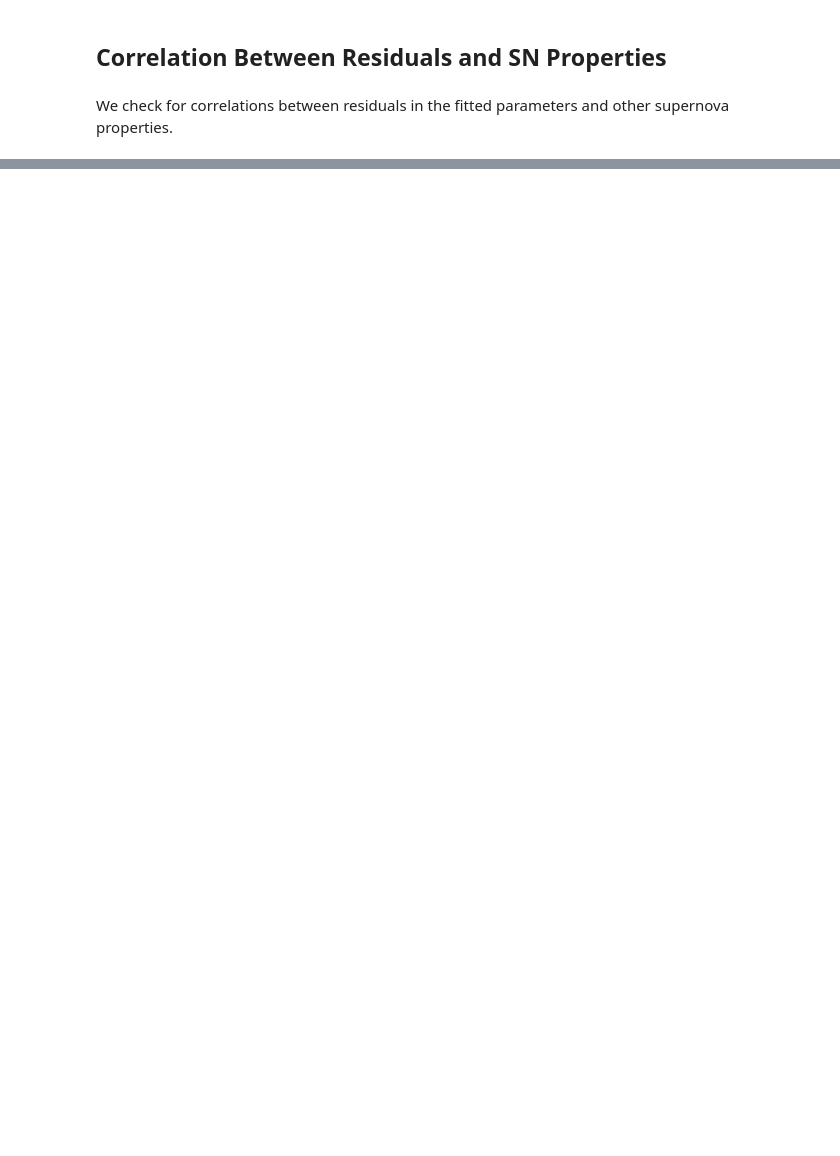
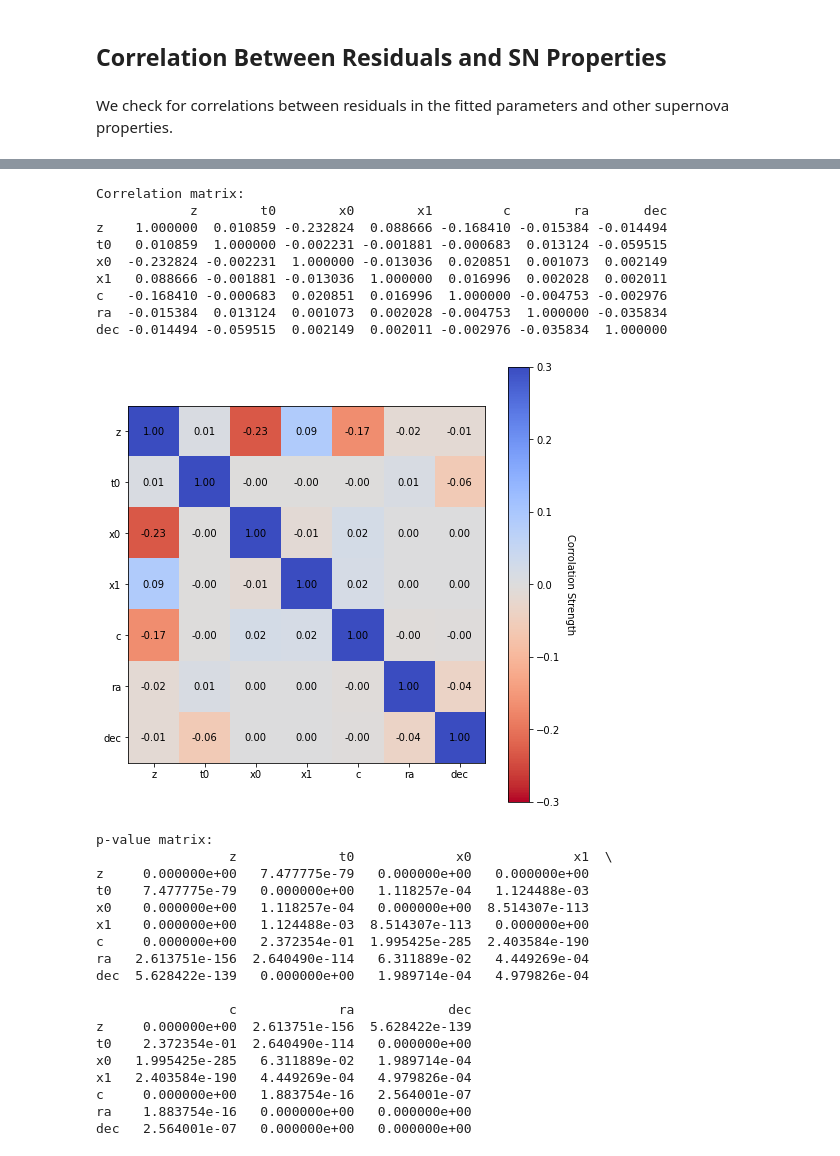
Before and after one commit to LSSTDESC/SN-PWV, a Jupyter notebook: notebooks/parameter_accuracy.ipynb, the cells around one changed output, grey strips where cells are left out. Cells and saved outputs as stored; diff of their text form; code cells hidden in the pictures; blank space fills up the shorter version.

```diff
--- a/notebooks/parameter_accuracy.ipynb
+++ b/notebooks/parameter_accuracy.ipynb
@@ -302,8 +284,8 @@ def calc_correlations(
 # %%
 def plot_correlations(
     corr_data,
-    params=('delta_t0', 'delta_x0', 'delta_x1', 'delta_c'),
-    properties=('z', 't0', 'x0', 'x1', 'c', 'ra', 'dec'),
+    params,
+    properties,
     figsize=(8, 8),
     vmin=None,
     vmax=None,
@@ -333,10 +315,6 @@ def plot_correlations(
     axis.set_yticks(np.arange(corr_data.shape[0]))
     axis.set_xticklabels(params)
     axis.set_yticklabels(properties)
+
+    for (j,i),label in np.ndenumerate(corr_data):
+        axis.text(i,j,f'{label:.2f}',ha='center',va='center')
-# %%
-corr, p = calc_correlations(sim_epoch_fit_4)
-
-print('Correlation matrix:')
-plot_correlations(corr, vmin=-.04, vmax=0.04, label='Corrolation Strength', cmap='coolwarm_r')
-print(corr)
-plt.show()
@@ -369,0 +321,57 @@ dec       NaN  1.938372e-01  0.027847  0.129987
+# %%
+def calculate_and_plot_covariances(data, params, properties):
+    """Calculate and plot the pearson correlation coefficiant between the specified parameters
+
+    Args:
+        data   (DataFrame): Pipeline data to use for the plot
+        params     (tuple): Model parameters to calculate covariance for
+        properties (tuple): Name of SN properties to calculate covariance with
+
+    Returns:
+        - A dataframe with covariance values
+        - A dataframe with p values
+    """
+
+    corr, p = calc_correlations(data, params, properties)
+
+    print('Correlation matrix:')
+    print(corr)
+    plot_correlations(corr, params, properties, vmin=-.3, vmax=.3, label='Corrolation Strength', cmap='coolwarm_r')
+    plt.show()
+
+    print('p-value matrix:')
+    print(p)
+    plot_correlations(p, params, properties, label='p value', cmap='Blues_r', vmax=0.05)
+    plt.show()
+# %%
+sn_properties = ('z', 't0', 'x0', 'x1', 'c', 'ra', 'dec')
+calculate_and_plot_covariances(pipeline_data, sn_properties, sn_properties)
+# %% [output]
+Correlation matrix:
+            z        t0        x0        x1         c        ra       dec
+z    1.000000  0.010859 -0.232824  0.088666 -0.168410 -0.015384 -0.014494
+t0   0.010859  1.000000 -0.002231 -0.001881 -0.000683  0.013124 -0.059515
+x0  -0.232824 -0.002231  1.000000 -0.013036  0.020851  0.001073  0.002149
+x1   0.088666 -0.001881 -0.013036  1.000000  0.016996  0.002028  0.002011
+c   -0.168410 -0.000683  0.020851  0.016996  1.000000 -0.004753 -0.002976
+ra  -0.015384  0.013124  0.001073  0.002028 -0.004753  1.000000 -0.035834
+dec -0.014494 -0.059515  0.002149  0.002011 -0.002976 -0.035834  1.000000
+[figure, added]
+p-value matrix:
+                 z             t0             x0             x1  \
+z     0.000000e+00   7.477775e-79   0.000000e+00   0.000000e+00
+t0    7.477775e-79   0.000000e+00   1.118257e-04   1.124488e-03
+x0    0.000000e+00   1.118257e-04   0.000000e+00  8.514307e-113
+x1    0.000000e+00   1.124488e-03  8.514307e-113   0.000000e+00
+c     0.000000e+00   2.372354e-01  1.995425e-285  2.403584e-190
+ra   2.613751e-156  2.640490e-114   6.311889e-02   4.449269e-04
+dec  5.628422e-139   0.000000e+00   1.989714e-04   4.979826e-04
+
+                 c             ra            dec
+z     0.000000e+00  2.613751e-156  5.628422e-139
+t0    2.372354e-01  2.640490e-114   0.000000e+00
+x0   1.995425e-285   6.311889e-02   1.989714e-04
+x1   2.403584e-190   4.449269e-04   4.979826e-04
+c     0.000000e+00   1.883754e-16   2.564001e-07
+ra    1.883754e-16   0.000000e+00   0.000000e+00
+dec   2.564001e-07   0.000000e+00   0.000000e+00
```
Also changed, not shown: parts of 31 cells of this notebook.
